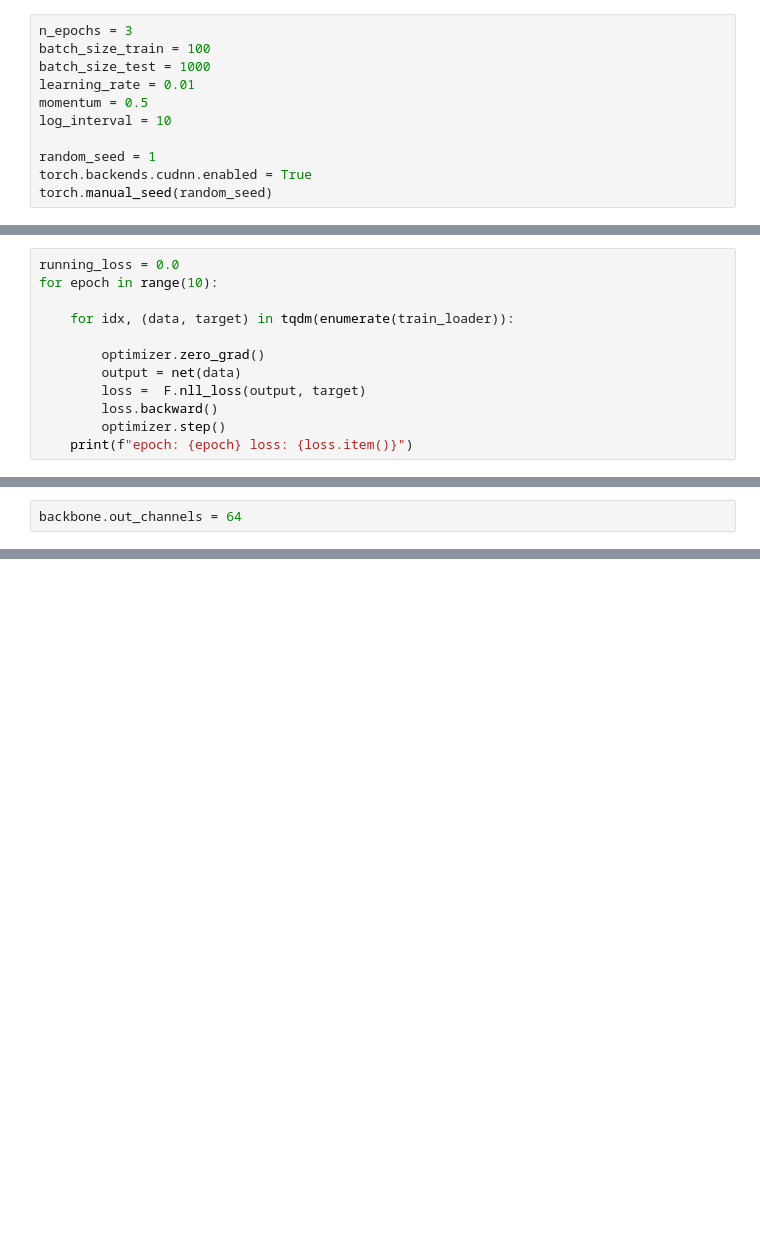
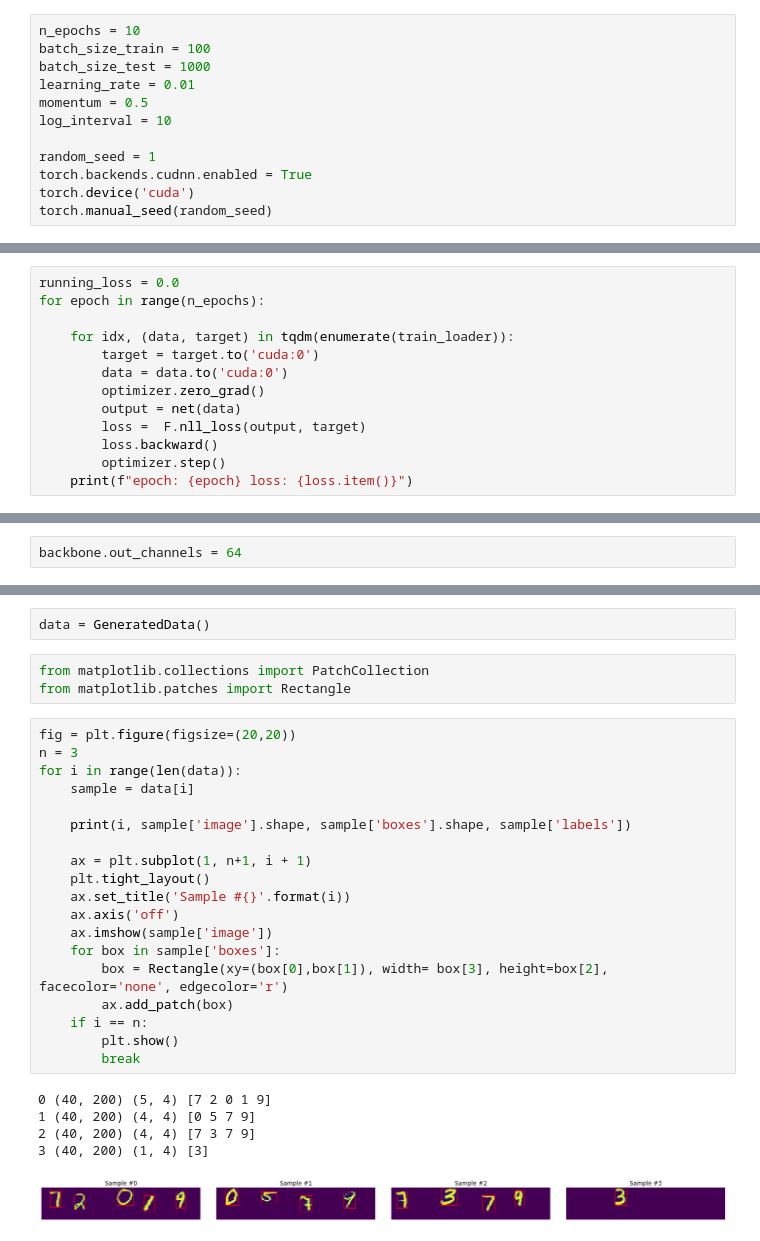
Before and after one commit to Ali-Nawed/handwriting_data_generator, a Jupyter notebook: model/train_model.ipynb, the cells around one changed output, grey strips where cells are left out. Saved outputs shown, nothing was run; the diff lists cells and outputs as text; blank space fills up the shorter version.

```diff
--- a/model/train_model.ipynb
+++ b/model/train_model.ipynb
@@ -6,7 +6,7 @@ import torchvision
 import matplotlib.pyplot as plt
 import numpy as np
 # %%
-n_epochs = 3
+n_epochs = 10
 batch_size_train = 100
 batch_size_test = 1000
 learning_rate = 0.01
@@ -15,6 +15,7 @@ log_interval = 10
 
 random_seed = 1
 torch.backends.cudnn.enabled = True
+torch.device('cuda')
 torch.manual_seed(random_seed)
 # %% [output]
 <torch._C.Generator at 0x...>
@@ -45,10 +47,11 @@ net = BackboneNet()
 optimizer = optim.Adam(net.parameters(), lr=0.001)
 # %%
 running_loss = 0.0
-for epoch in range(10):
+for epoch in range(n_epochs):
 
     for idx, (data, target) in tqdm(enumerate(train_loader)):
-
+        target = target.to('cuda:0')
+        data = data.to('cuda:0')
         optimizer.zero_grad()
         output = net(data)
         loss =  F.nll_loss(output, target)
@@ -218,0 +280,30 @@ tensor([[[[ 9.3720e-01,  1.6194e+00,  1.4339e+00,  ...,  1.5739e+00,
+# %%
+data = GeneratedData()
+# %%
+from matplotlib.collections import PatchCollection
+from matplotlib.patches import Rectangle
+# %%
+fig = plt.figure(figsize=(20,20))
+n = 3
+for i in range(len(data)):
+    sample = data[i]
+
+    print(i, sample['image'].shape, sample['boxes'].shape, sample['labels'])
+
+    ax = plt.subplot(1, n+1, i + 1)
+    plt.tight_layout()
+    ax.set_title('Sample #{}'.format(i))
+    ax.axis('off')
+    ax.imshow(sample['image'])
+    for box in sample['boxes']:
+        box = Rectangle(xy=(box[0],box[1]), width= box[3], height=box[2], facecolor='none', edgecolor='r')
+        ax.add_patch(box)
+    if i == n:
+        plt.show()
+        break
+# %% [output]
+0 (40, 200) (5, 4) [7 2 0 1 9]
+1 (40, 200) (4, 4) [0 5 7 9]
+2 (40, 200) (4, 4) [7 3 7 9]
+3 (40, 200) (1, 4) [3]
+[figure, added]
```
Also changed, not shown: parts of 11 cells of this notebook, 2 other files.
